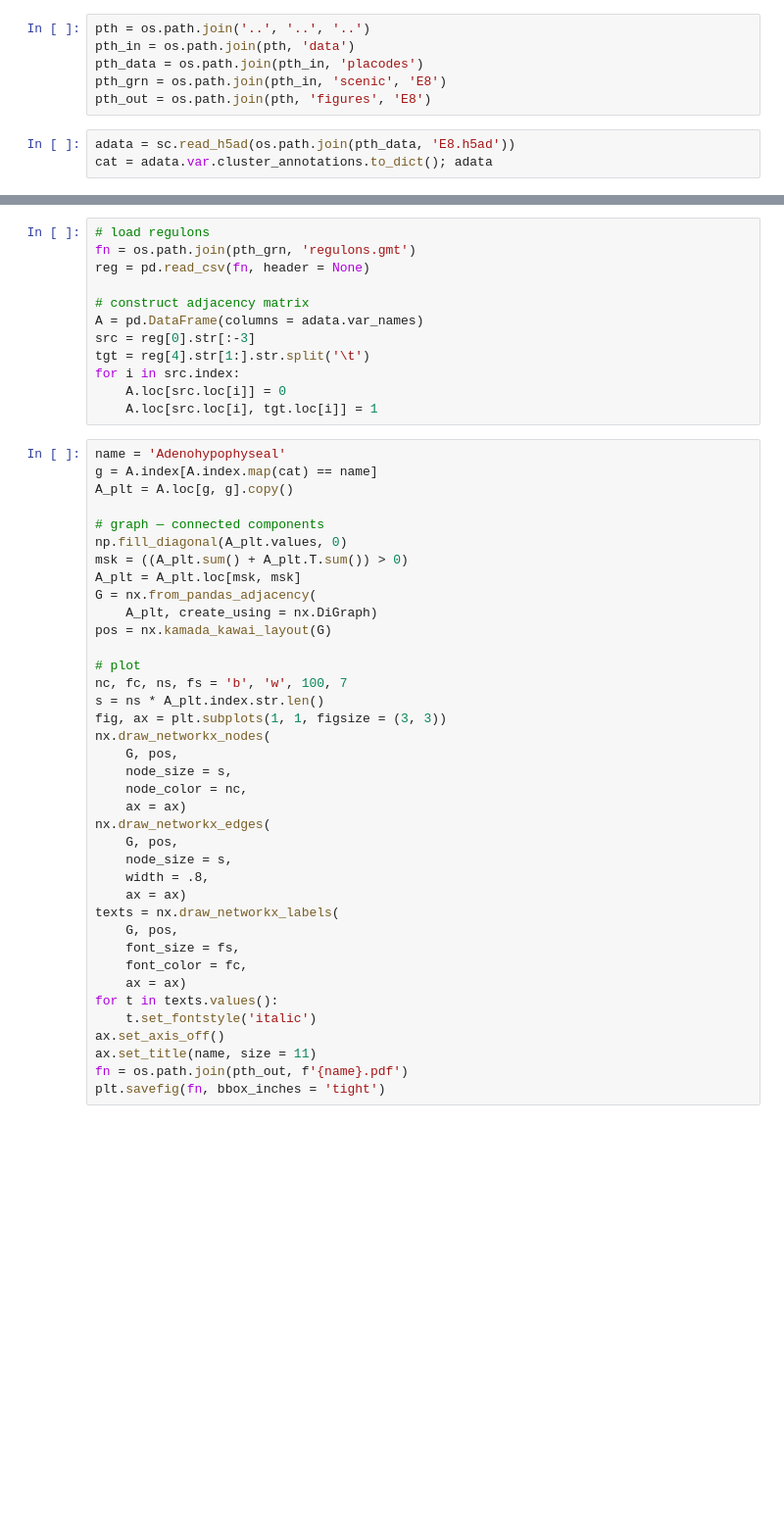
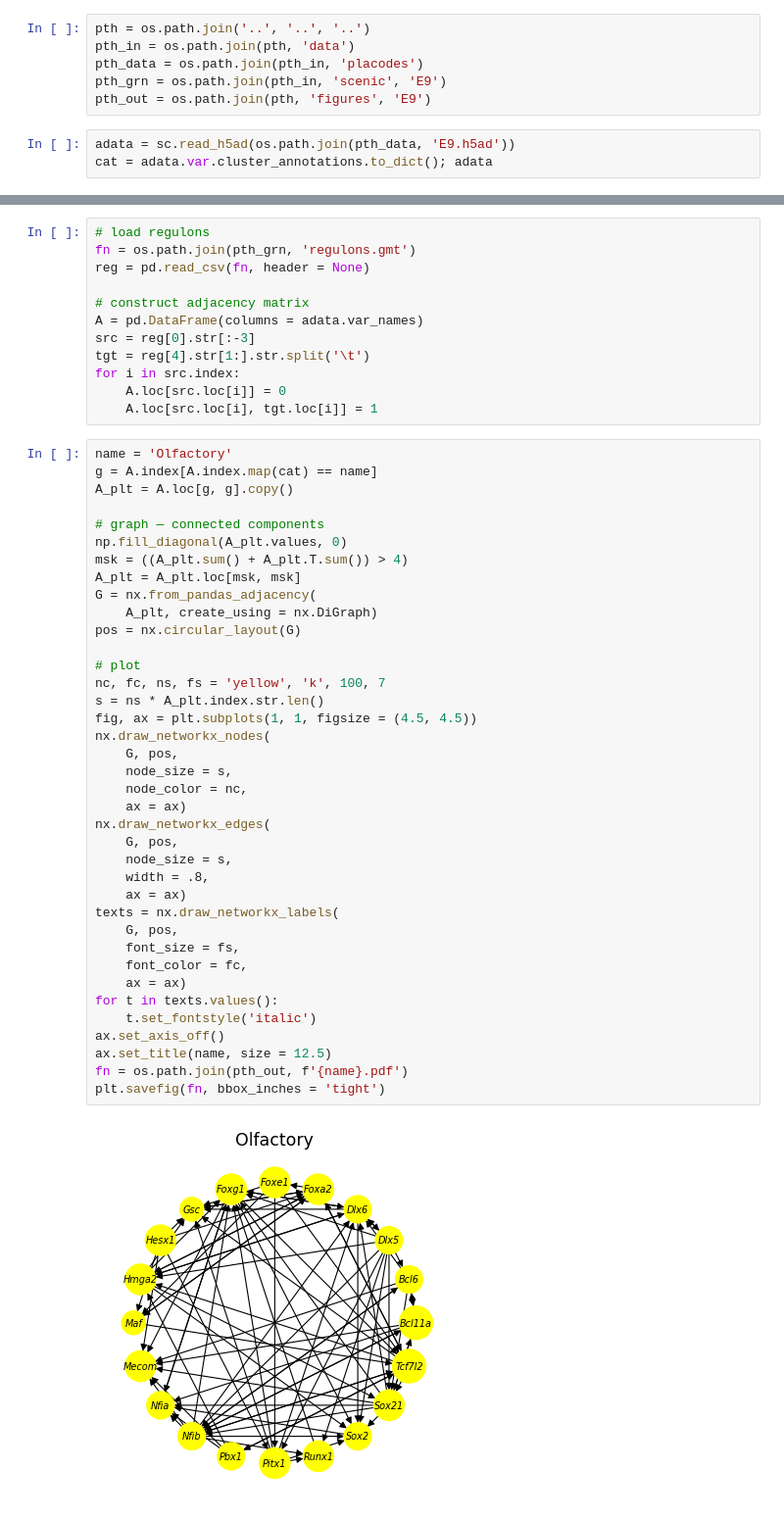
Before and after one commit to calebclayreagor/placode-grn, a Jupyter notebook: notebooks/analysis/graphs/E9.ipynb, the cells around one changed output, grey strips where cells are left out. Shown at 98% size. Cells and saved outputs as stored; diff of their text form; blank space fills up the shorter version.

```diff
--- a/notebooks/analysis/graphs/E9.ipynb
+++ b/notebooks/analysis/graphs/E9.ipynb
@@ -9,8 +9,8 @@ import matplotlib.pyplot as plt
 pth = os.path.join('..', '..', '..')
 pth_in = os.path.join(pth, 'data')
 pth_data = os.path.join(pth_in, 'placodes')
-pth_grn = os.path.join(pth_in, 'scenic', 'E8')
-pth_out = os.path.join(pth, 'figures', 'E8')
+pth_grn = os.path.join(pth_in, 'scenic', 'E9')
+pth_out = os.path.join(pth, 'figures', 'E9')
 # %%
-adata = sc.read_h5ad(os.path.join(pth_data, 'E8.h5ad'))
+adata = sc.read_h5ad(os.path.join(pth_data, 'E9.h5ad'))
 cat = adata.var.cluster_annotations.to_dict(); adata
@@ -27,40 +34,42 @@ for i in src.index:
     A.loc[src.loc[i]] = 0
     A.loc[src.loc[i], tgt.loc[i]] = 1
 # %%
-name = 'Adenohypophyseal'
+name = 'Olfactory'
 g = A.index[A.index.map(cat) == name]
 A_plt = A.loc[g, g].copy()
 
 # graph — connected components
 np.fill_diagonal(A_plt.values, 0)
-msk = ((A_plt.sum() + A_plt.T.sum()) > 0)
+msk = ((A_plt.sum() + A_plt.T.sum()) > 4)
 A_plt = A_plt.loc[msk, msk]
 G = nx.from_pandas_adjacency(
     A_plt, create_using = nx.DiGraph)
-pos = nx.kamada_kawai_layout(G)
+pos = nx.circular_layout(G)
 
 # plot
-nc, fc, ns, fs = 'b', 'w', 100, 7
+nc, fc, ns, fs = 'yellow', 'k', 100, 7
 s = ns * A_plt.index.str.len()
-fig, ax = plt.subplots(1, 1, figsize = (3, 3))
+fig, ax = plt.subplots(1, 1, figsize = (4.5, 4.5))
 nx.draw_networkx_nodes(
     G, pos,
     node_size = s,
     node_color = nc,
     ax = ax)
 nx.draw_networkx_edges(
     G, pos,
     node_size = s,
     width = .8,
     ax = ax)
 texts = nx.draw_networkx_labels(
     G, pos,
     font_size = fs,
     font_color = fc,
     ax = ax)
 for t in texts.values():
     t.set_fontstyle('italic')
 ax.set_axis_off()
-ax.set_title(name, size = 11)
+ax.set_title(name, size = 12.5)
 fn = os.path.join(pth_out, f'{name}.pdf')
 plt.savefig(fn, bbox_inches = 'tight')
+# %% [output]
+[figure, added]
```
Also changed, not shown: parts of 2 cells of this notebook, 7 other files.
